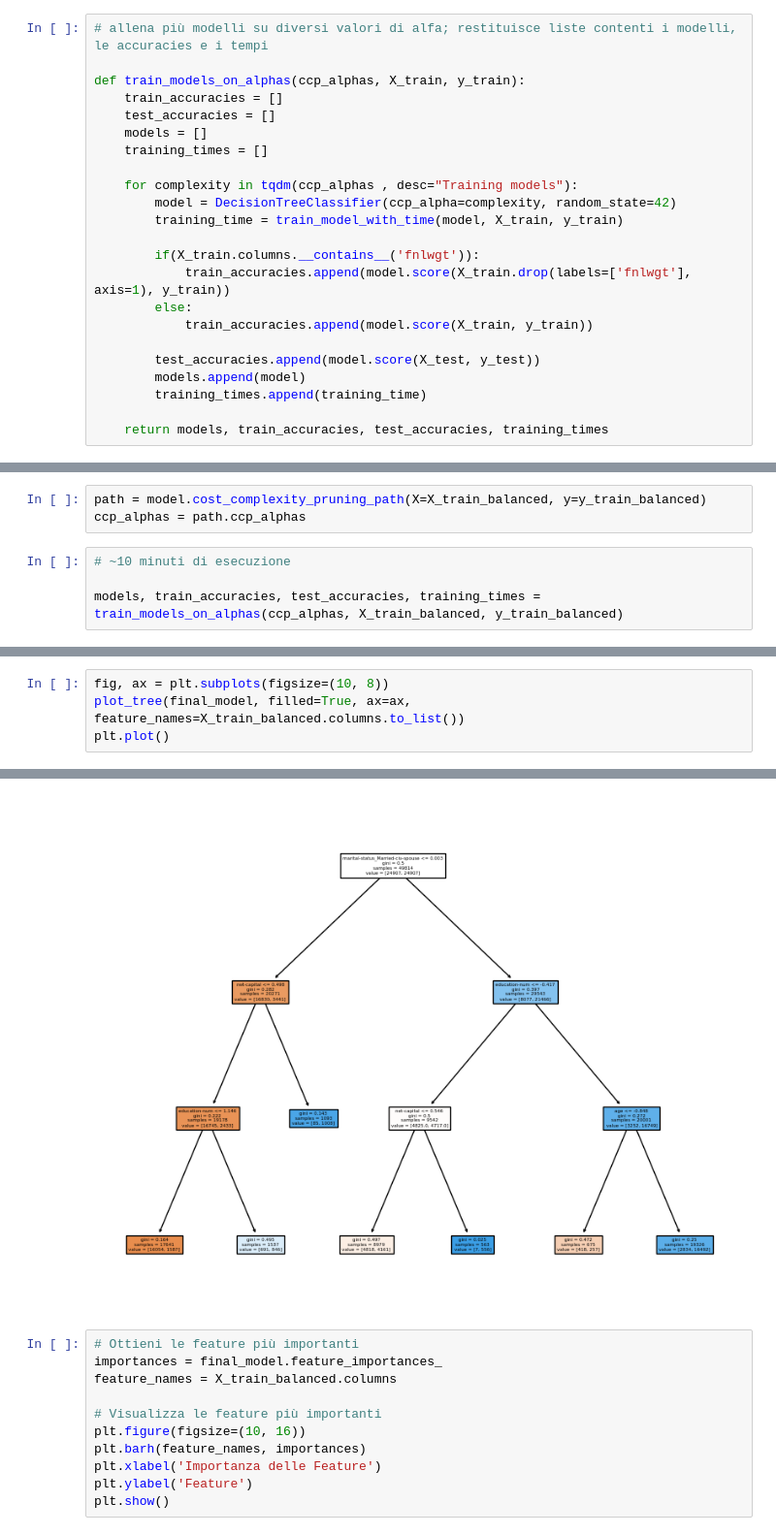
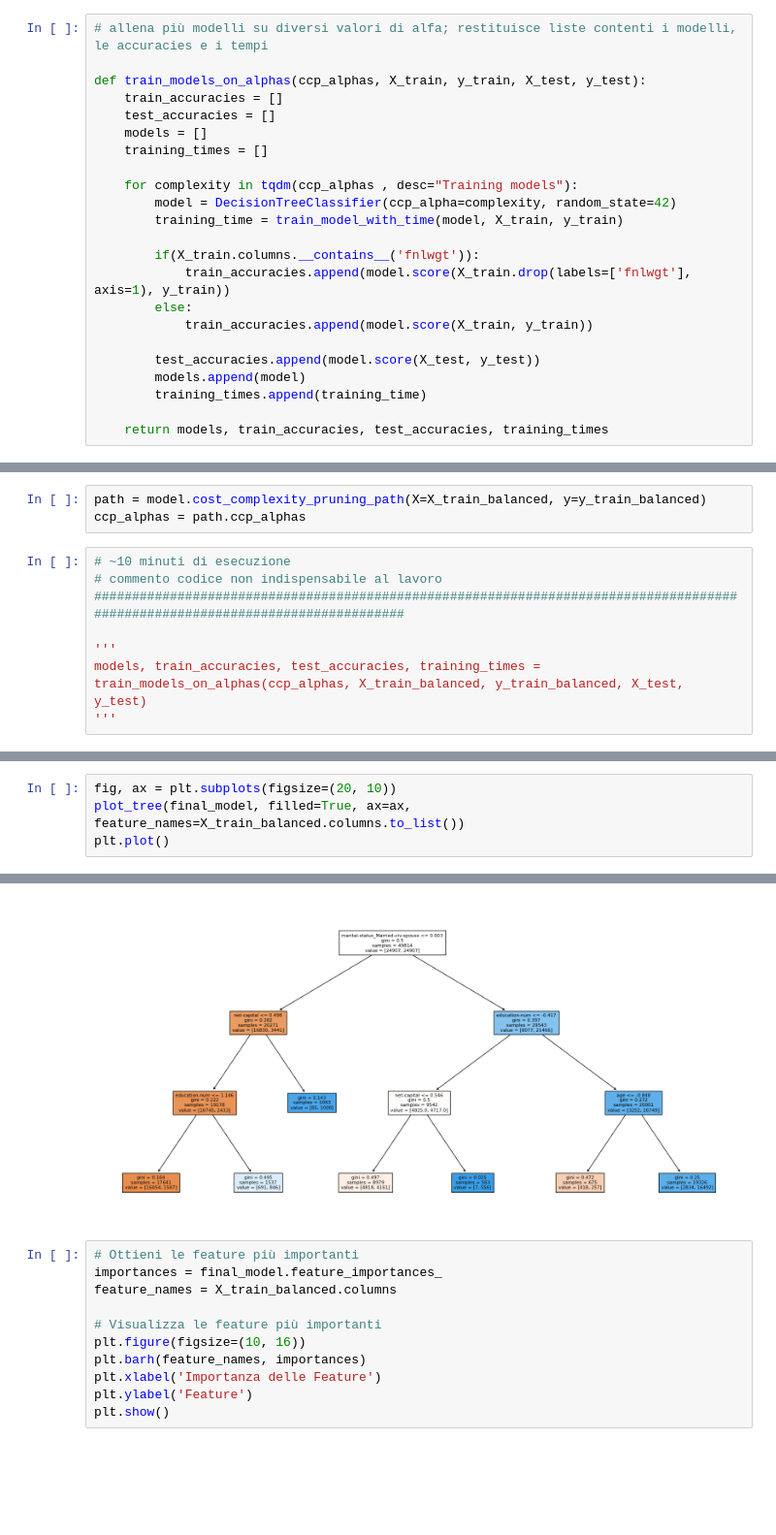
Before and after one commit to NicoSanse/ML_Project, a Jupyter notebook: Project.ipynb, the cells around one changed output, grey strips where cells are left out. Shown at 97% size. Saved outputs shown, nothing was run; the diff lists cells and outputs as text; blank space fills up the shorter version.

```diff
--- a/Project.ipynb
+++ b/Project.ipynb
@@ -1512,7 +1526,7 @@ def train_model_with_time(model: DecisionTreeClassifier, X_train, y_train):
 # %%
 # allena più modelli su diversi valori di alfa; restituisce liste contenti i modelli, le accuracies e i tempi
 
-def train_models_on_alphas(ccp_alphas, X_train, y_train):
+def train_models_on_alphas(ccp_alphas, X_train, y_train, X_test, y_test):
     train_accuracies = []
     test_accuracies = []
     models = []
@@ -2070,5 +2187,9 @@ path = model.cost_complexity_pruning_path(X=X_train_balanced, y=y_train_balanced
 ccp_alphas = path.ccp_alphas
 # %%
 # ~10 minuti di esecuzione
+# commento codice non indispensabile al lavoro
+##############################################################################################################################
 
-models, train_accuracies, test_accuracies, training_times = train_models_on_alphas(ccp_alphas, X_train_balanced, y_train_balanced)
+'''
+models, train_accuracies, test_accuracies, training_times = train_models_on_alphas(ccp_alphas, X_train_balanced, y_train_balanced, X_test, y_test)
+'''
@@ -2167,10 +2324,10 @@ fig.tight_layout()
 # %%
-fig, ax = plt.subplots(figsize=(10, 8))
+fig, ax = plt.subplots(figsize=(20, 10))
 plot_tree(final_model, filled=True, ax=ax, feature_names=X_train_balanced.columns.to_list())
 plt.plot()
 # %% [output]
 []
-[figure, old version]
+[figure, new version]
 # %%
 # Ottieni le feature più importanti
 importances = final_model.feature_importances_
```
Also changed, not shown: parts of 80 cells of this notebook, 1 other file.
